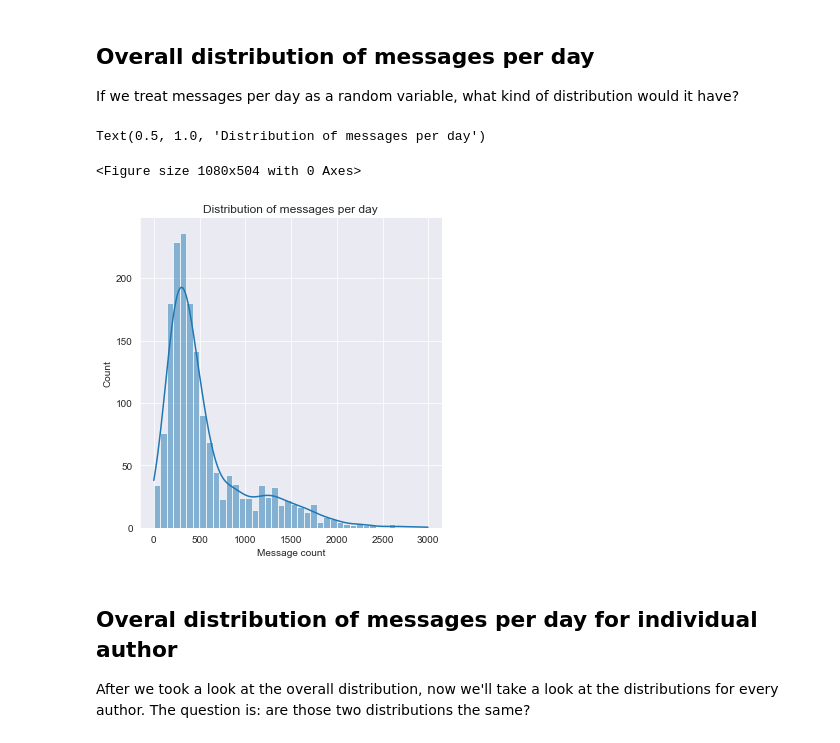
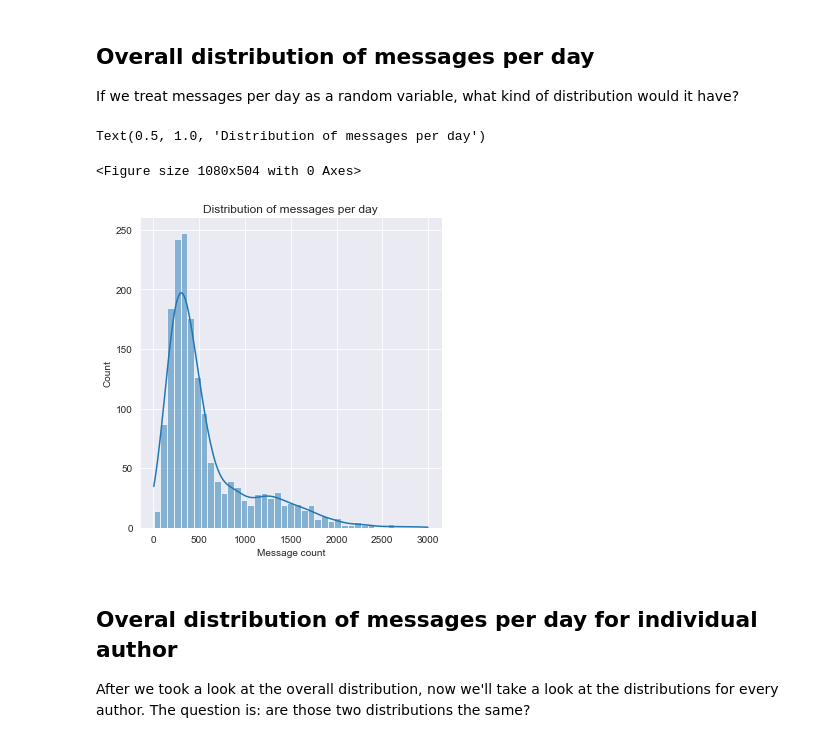
Before and after one commit to ksimicevic/discord-message-analyzer, a Jupyter notebook: discord-analyzer.ipynb, the cells around one changed output. Cells and saved outputs as stored; diff of their text form; code cells hidden in the pictures.

Commit message:
Added ability to ignore days when no conversation happened from the dataset

```diff
--- a/discord-analyzer.ipynb
+++ b/discord-analyzer.ipynb
@@ -102,21 +102,23 @@ End of the highest streak         ongoing
 Analysing the number of messages sent per day.
 Since the dataset is quite big, I'll also plot the regression line to get the better idea of the data.
 # %%
-def get_messages_per_day(_df: pd.DataFrame) -> pd.DataFrame:
+def get_messages_per_day(_df: pd.DataFrame, missing_days = True) -> pd.DataFrame:
     """
     Creates and returns a new dataframe with information how many messages were sent every day since beginning of messages in original dataframe until the last day in the dataset. It includes the days when no conversation took place.
+    :param missing_days: boolean representing if missing days should be included in the dataset
     :param _df: "raw" dataframe containing all messages
     :return: dataframe consisting of two columns: Day and Message count for that day
     """
     val_cnts = _df['Date'].value_counts()
     ret = pd.DataFrame(val_cnts).reset_index()
     ret.rename(columns={'index': 'Day', 'Date': 'Message count'}, inplace=True)
-    missing_days = pd.date_range(start=ret['Day'].min(), end=ret['Day'].max())\
-        .difference(ret['Day']).values
-    ret = pd.concat(
-        [ret,
-         pd.DataFrame(data=[[pd.to_datetime(day).date(), 0] for day in missing_days], columns=['Day', 'Message count'])],
-        ignore_index=True)
+    if missing_days:
+        missing_days = pd.date_range(start=ret['Day'].min(), end=ret['Day'].max())\
+            .difference(ret['Day']).values
+        ret = pd.concat(
+            [ret,
+             pd.DataFrame(data=[[pd.to_datetime(day).date(), 0] for day in missing_days], columns=['Day', 'Message count'])],
+            ignore_index=True)
     ret.sort_values(by='Day', inplace=True)
     return ret
 # %%
@@ -144,12 +146,12 @@ sns.lineplot(msgs_per_day['Day'], predited, color='yellow')
 If we treat messages per day as a random variable, what kind of distribution would it have?
 # %%
 plt.figure(figsize=(15, 7))
-sns.displot(data=msgs_per_day, x='Message count', kde=True)
+sns.displot(data=get_messages_per_day(df, missing_days=False), x='Message count', kde=True)
 plt.title("Distribution of messages per day")
 # %% [output]
 Text(0.5, 1.0, 'Distribution of messages per day')
 <Figure size 1080x504 with 0 Axes>
-[figure, old version]
+[figure, new version]
 # %% [markdown]
 ## Overal distribution of messages per day for individual author
 
```
Also changed, not shown: parts of 4 cells of this notebook.
